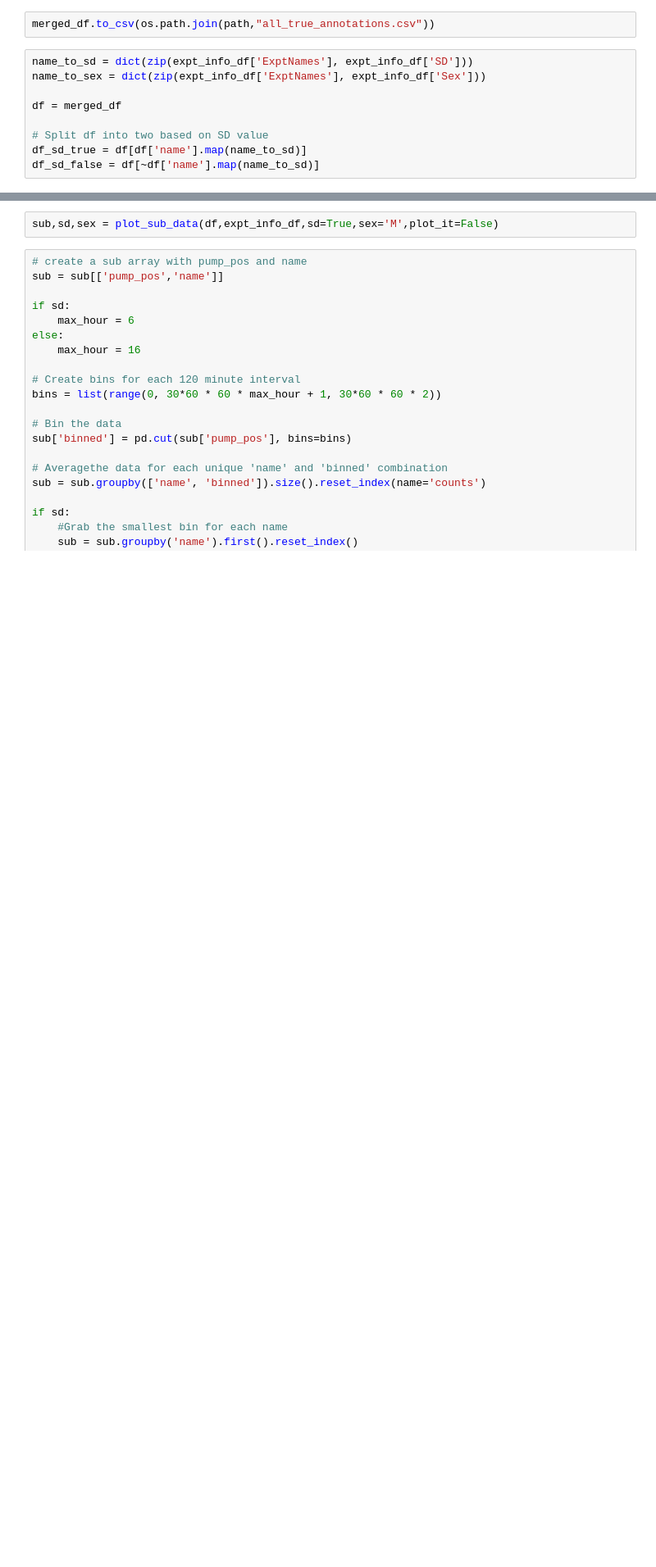
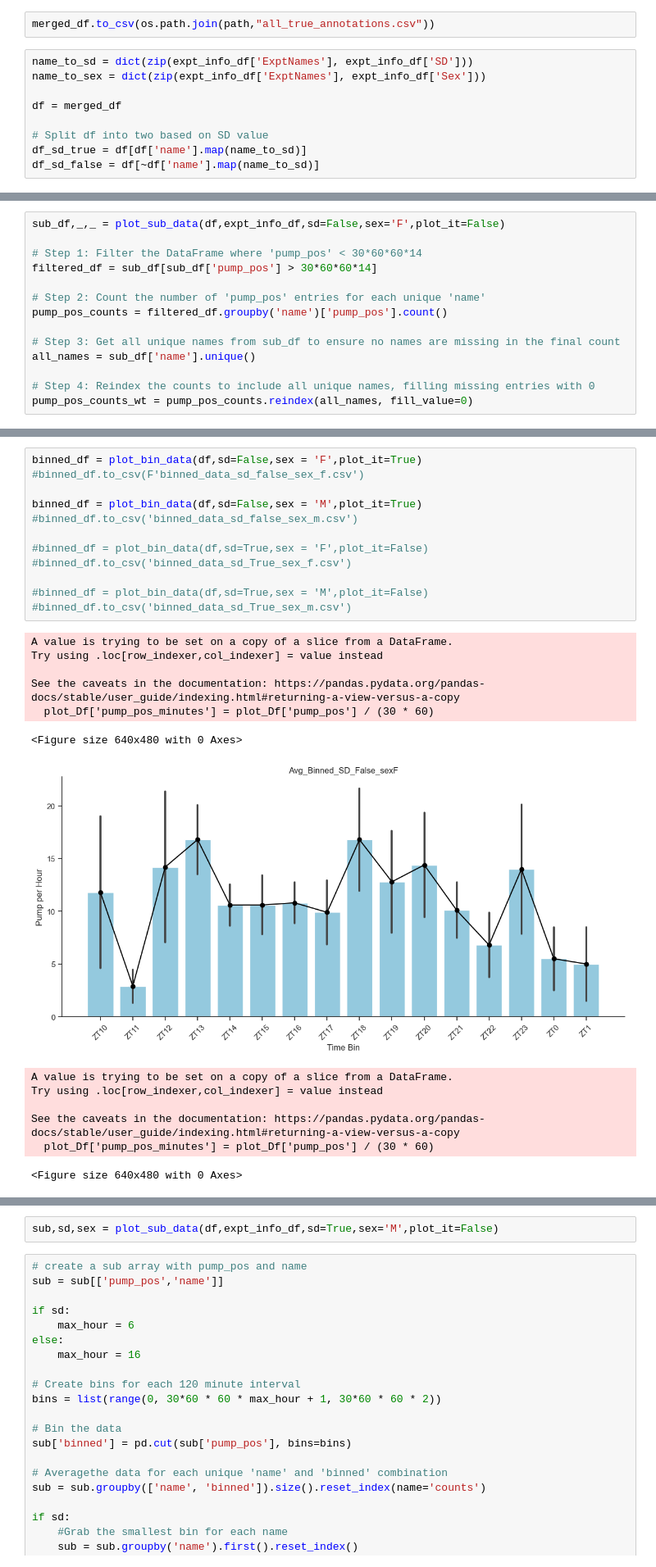
Before and after one commit to mfkeles/EZLabel, a Jupyter notebook: annotation_preprocess.ipynb, the cells around one changed output, grey strips where cells are left out. Shown at 82% size. Drawn from its saved outputs; the diff is of its cells as text; blank space fills up the shorter version.

```diff
--- a/annotation_preprocess.ipynb
+++ b/annotation_preprocess.ipynb
@@ -231,0 +267,14 @@ plot_sub_data(df,expt_info_df,sd=False,sex='F')
+# %%
+sub_df,_,_ = plot_sub_data(df,expt_info_df,sd=False,sex='F',plot_it=False)
+
+# Step 1: Filter the DataFrame where 'pump_pos' < 30*60*60*14
+filtered_df = sub_df[sub_df['pump_pos'] > 30*60*60*14]
+
+# Step 2: Count the number of 'pump_pos' entries for each unique 'name'
+pump_pos_counts = filtered_df.groupby('name')['pump_pos'].count()
+
+# Step 3: Get all unique names from sub_df to ensure no names are missing in the final count
+all_names = sub_df['name'].unique()
+
+# Step 4: Reindex the counts to include all unique names, filling missing entries with 0
+pump_pos_counts_wt = pump_pos_counts.reindex(all_names, fill_value=0)
@@ -284,0 +400,26 @@ def plot_bin_data(sub_df,sd,sex):
+# %%
+binned_df = plot_bin_data(df,sd=False,sex = 'F',plot_it=True)
+#binned_df.to_csv(F'binned_data_sd_false_sex_f.csv')
+
+binned_df = plot_bin_data(df,sd=False,sex = 'M',plot_it=True)
+#binned_df.to_csv('binned_data_sd_false_sex_m.csv')
+
+#binned_df = plot_bin_data(df,sd=True,sex = 'F',plot_it=False)
+#binned_df.to_csv('binned_data_sd_True_sex_f.csv')
+
+#binned_df = plot_bin_data(df,sd=True,sex = 'M',plot_it=False)
+#binned_df.to_csv('binned_data_sd_True_sex_m.csv')
+# %% [output]
+A value is trying to be set on a copy of a slice from a DataFrame.
+Try using .loc[row_indexer,col_indexer] = value instead
+
+See the caveats in the documentation: https://pandas.pydata.org/pandas-docs/stable/user_guide/indexing.html#returning-a-view-versus-a-copy
+  plot_Df['pump_pos_minutes'] = plot_Df['pump_pos'] / (30 * 60)
+<Figure size 640x480 with 0 Axes>
+[figure, added]
+A value is trying to be set on a copy of a slice from a DataFrame.
+Try using .loc[row_indexer,col_indexer] = value instead
+
+See the caveats in the documentation: https://pandas.pydata.org/pandas-docs/stable/user_guide/indexing.html#returning-a-view-versus-a-copy
+  plot_Df['pump_pos_minutes'] = plot_Df['pump_pos'] / (30 * 60)
+<Figure size 640x480 with 0 Axes>
```
Also changed, not shown: parts of 35 cells of this notebook, 2 other files.
